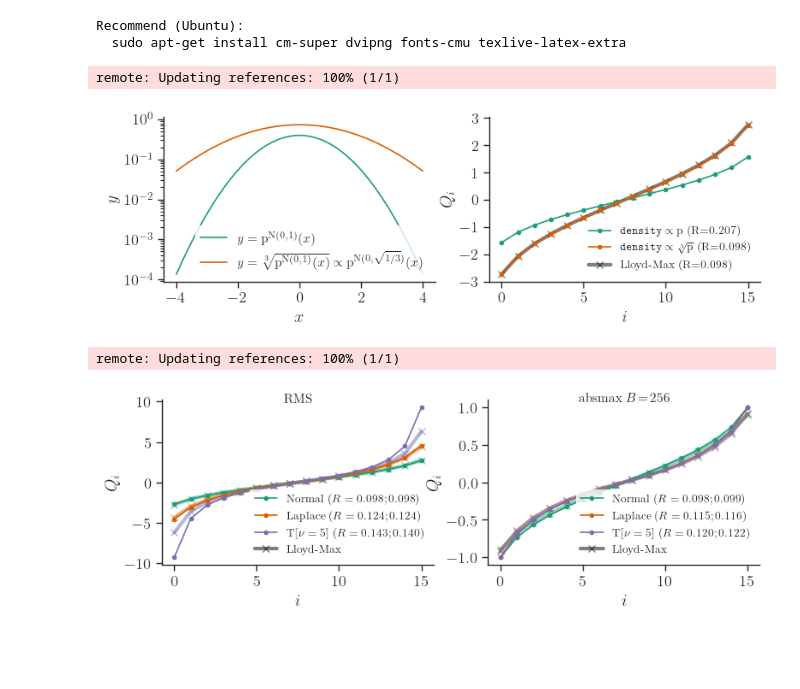
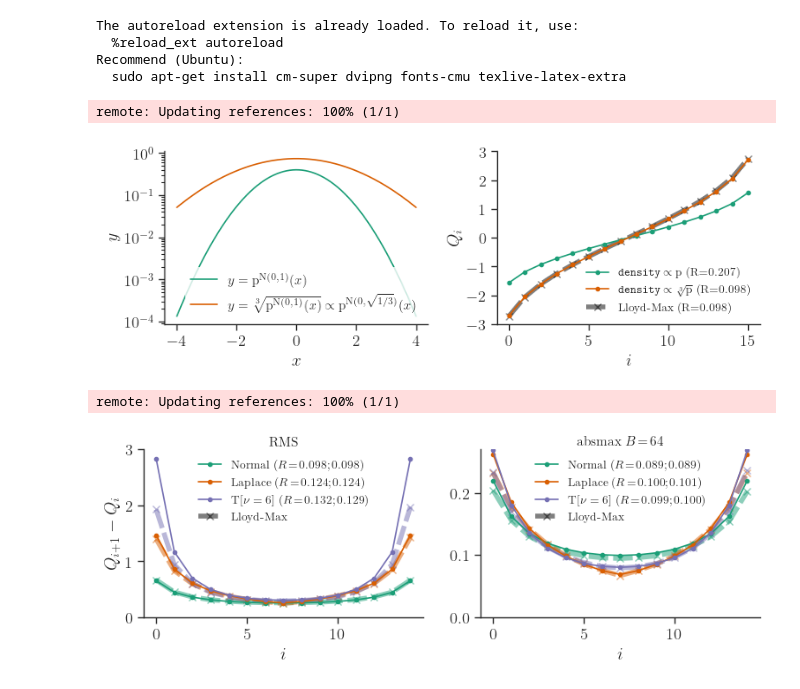
Before and after one commit to graphcore-research/llama-mobile-vlm, a Jupyter notebook: 20250127-FormatsCascade/Analysis.ipynb, the cells around one changed output. Saved outputs shown, nothing was run; the diff lists cells and outputs as text; code cells hidden in the pictures; blank space fills up the shorter version.

Commit message:
Block-scaled student t, and a bunch more quantisation curves

```diff
--- a/20250127-FormatsCascade/Analysis.ipynb
+++ b/20250127-FormatsCascade/Analysis.ipynb
@@ -16,7 +16,7 @@ import plot_utils
 
 plot_utils.configure()
 
-LM_UNDERLAY_ARGS = dict(zorder=0, lw=3, ms=6, alpha=.5, marker="x")
+LM_UNDERLAY_ARGS = dict(zorder=0, lw=4, ls=(0, (4, 1)), ms=6, alpha=.5, marker="x")
 DEVICE = torch.device("cuda" if torch.cuda.is_available() else "cpu")
 
 def sample(n: int, dist: str, scale: float = 1.0, *, seed: int, **args: float) -> Tensor:
@@ -27,10 +27,12 @@ def sample(n: int, dist: str, scale: float = 1.0, *, seed: int, **args: float) -
     torch.manual_seed(int(np.random.SeedSequence(seed).generate_state(1)[0]))
     return cls(**cls_args).sample((n,))
 # %% [output]
+The autoreload extension is already loaded. To reload it, use:
+  %reload_ext autoreload
 Recommend (Ubuntu):
   sudo apt-get install cm-super dvipng fonts-cmu texlive-latex-extra
 # %%
-_, (ax0, ax1) = plt.subplots(ncols=2, figsize=(9, 2.5))
+fig, (ax0, ax1) = plt.subplots(ncols=2, figsize=(8, 3))
 
 x = torch.linspace(-4, 4, 1001)
 ax0.plot(x, scipy.stats.norm.pdf(x), label=r"$y = \mathrm{p}^{\mathrm{N}(0, 1)}(x)$")
@@ -46,13 +48,13 @@ n_X, iterations, push = 2**20, 200, True
 
 X = sample(n_X, "Normal", seed=1)
 for fmt in [
-        Q.crd_gauss(bits, multiplier=1),
-        Q.crd_gauss(bits),
+        Q.crd_normal(bits, power=1),
+        Q.crd_normal(bits),
         Q.lut_lloyd_max(sample(n_X, "Normal", seed=2), bits, iterations=iterations),
     ]:
     name = {
-        "CRD-G{1}": r"$\texttt{density} \propto \mathrm{p}$",
-        "CRD-G": r"$\texttt{density} \propto \sqrt[3]{\mathrm{p}}$",
+        "CRD-N-RS{1}": r"$\texttt{density} \propto \mathrm{p}$",
+        "CRD-N-RS": r"$\texttt{density} \propto \sqrt[3]{\mathrm{p}}$",
         "LM": r"Lloyd-Max",
     }[fmt.name]
     rmse = Q.rmse_norm(X, fmt.quantise(X)).item()
@@ -63,19 +65,20 @@ ax1.set_xlabel("$i$")
 ax1.set_ylabel("$Q_i$")
 ax1.legend(loc="lower right", fontsize=9.5)
 
+fig.tight_layout()
 plot_utils.save("normal_crd_example_4bit", push=push)
 # %% [output]
 remote: Updating references: 100% (1/1)
-[figure, old version]
+[figure, new version]
 # %%
-_, (ax0, ax1) = plt.subplots(ncols=2, figsize=(9, 2.5))
+fig, (ax0, ax1) = plt.subplots(ncols=2, figsize=(8, 3))
 
 bits = 4
 # n_X, iterations, push = 2**14, 100, False
 n_X, iterations, push = 2**20, 300, True
 
-studentt_dof = 5
-block_size = 256
+studentt_dof = 6
+block_size = 64
 dists = [
     dict(dist="Normal", scale=1.0),
     dict(dist="Laplace", scale=2**-0.5),
@@ -92,43 +95,51 @@ for dist, color in zip(dists, plot_utils.PALETTE):
         X_LM.view(-1, block_size).div(X_LM.view(-1, block_size).abs().amax(-1, keepdim=True)).view(-1),
         bits,
         iterations=iterations,
     )
     if dist["dist"] == "Normal":
         name = "Normal"
-        crd_fmt = Q.crd_gauss(bits)
-        block_crd_fmt = Q.crd_trunc_gauss(bits, block_size, symmetric=True)
+        crd_fmt = Q.crd_normal(bits)
+        block_crd_fmt = Q.crd_block_normal(bits, block_size)
     if dist["dist"] == "Laplace":
         name = "Laplace"
         crd_fmt = Q.crd_laplace(bits)
-        block_crd_fmt = Q.crd_trunc_laplace(bits, block_size, symmetric=True)
+        block_crd_fmt = Q.crd_block_laplace(bits, block_size)
     if dist["dist"] == "StudentT":
         name = f"T[$\\nu={dist['dof']:.0f}$]"
         crd_fmt = Q.crd_t(bits, dist['dof'])
-        block_crd_fmt = Q.crd_trunc_laplace(bits, block_size, symmetric=True)  # TODO
+        block_crd_fmt = Q.crd_block_t(bits, block_size, dist['dof'])
 
     rmse = Q.rmse_norm(X, crd_fmt.quantise(X)).item()
     lm_rmse = Q.rmse_norm(X, lm_fmt.quantise(X)).item()
-    ax0.plot(crd_fmt.values, label=f"{name} ($R={rmse:.3f} ; {lm_rmse:.3f}$)", c=color, marker="o")
-    ax0.plot(lm_fmt.values, c=color, **LM_UNDERLAY_ARGS)
+    ax0.plot(tensor(crd_fmt.values[1:]) - tensor(crd_fmt.values[:-1]),
+             label=f"{name} ($R\\!=\\!{rmse:.3f} ; {lm_rmse:.3f}$)", c=color, marker="o")
+    ax0.plot(tensor(lm_fmt.values[1:]) - tensor(lm_fmt.values[:-1]),
+              c=color, **LM_UNDERLAY_ARGS)
 
     scaling_fmt = Q.LinearScalingFormatV2(block_crd_fmt, Q.BFLOAT16, (block_size,), scaling="absmax")
     block_rmse = Q.rmse_norm(X, scaling_fmt.quantise(X)).item()
     lm_scaling_fmt = Q.LinearScalingFormatV2(block_lm_fmt, Q.BFLOAT16, (block_size,), scaling="absmax")
     lm_block_rmse = Q.rmse_norm(X, lm_scaling_fmt.quantise(X)).item()
-    ax1.plot(block_crd_fmt.values, label=f"{name} ($R={block_rmse:.3f} ; {lm_block_rmse:.3f}$)", c=color, marker="o")
-    ax1.plot(block_lm_fmt.values, c=color, **LM_UNDERLAY_ARGS)
+    ax1.plot(tensor(block_crd_fmt.values[1:]) - tensor(block_crd_fmt.values[:-1]),
+             label=f"{name} ($R\\!=\\!{block_rmse:.3f} ; {lm_block_rmse:.3f}$)", c=color, marker="o")
+    ax1.plot(tensor(block_lm_fmt.values[1:]) - tensor(block_lm_fmt.values[:-1]),
+             c=color, **LM_UNDERLAY_ARGS)
 
 for ax in [ax0, ax1]:
     ax.set_xlabel("$i$")
-    ax.set_ylabel("$Q_i$")
     h, _ = ax.get_legend_handles_labels()
     h.append(matplotlib.lines.Line2D([], [], color="k", **LM_UNDERLAY_ARGS, label="Lloyd-Max"))
-    ax.legend(handles=h, loc="lower right", fontsize=9.5)
+    ax.legend(handles=h, loc="upper center", fontsize=9.5)
 
-ax0.set_title("RMS", y=1, va="top")
-ax1.set_title(f"absmax $B\\!=\\!{block_size}$", y=1, va="top")
+ax0.set_ylim((0, 3))
+ax1.set_ylim((0, 0.27))
 
+ax0.set_ylabel("$Q_{i+1} - Q_i$")
+ax0.set_title("RMS", y=1, va="center")
+ax1.set_title(f"absmax $B\\!=\\!{block_size}$", y=1, va="center")
+
+fig.tight_layout()
 plot_utils.save("crd_curves_4bit", push=push)
 # %% [output]
 remote: Updating references: 100% (1/1)
-[figure, old version]
+[figure, new version]
```
Also changed, not shown: 2 other files.
